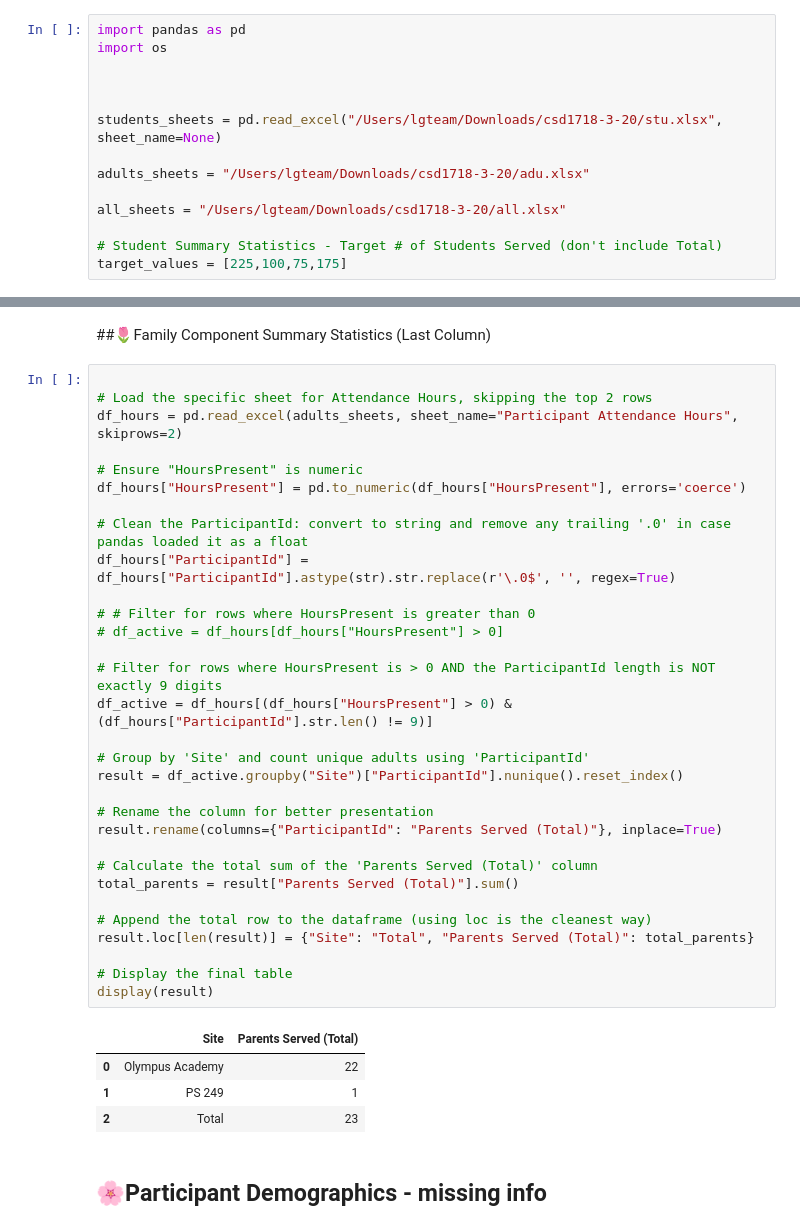
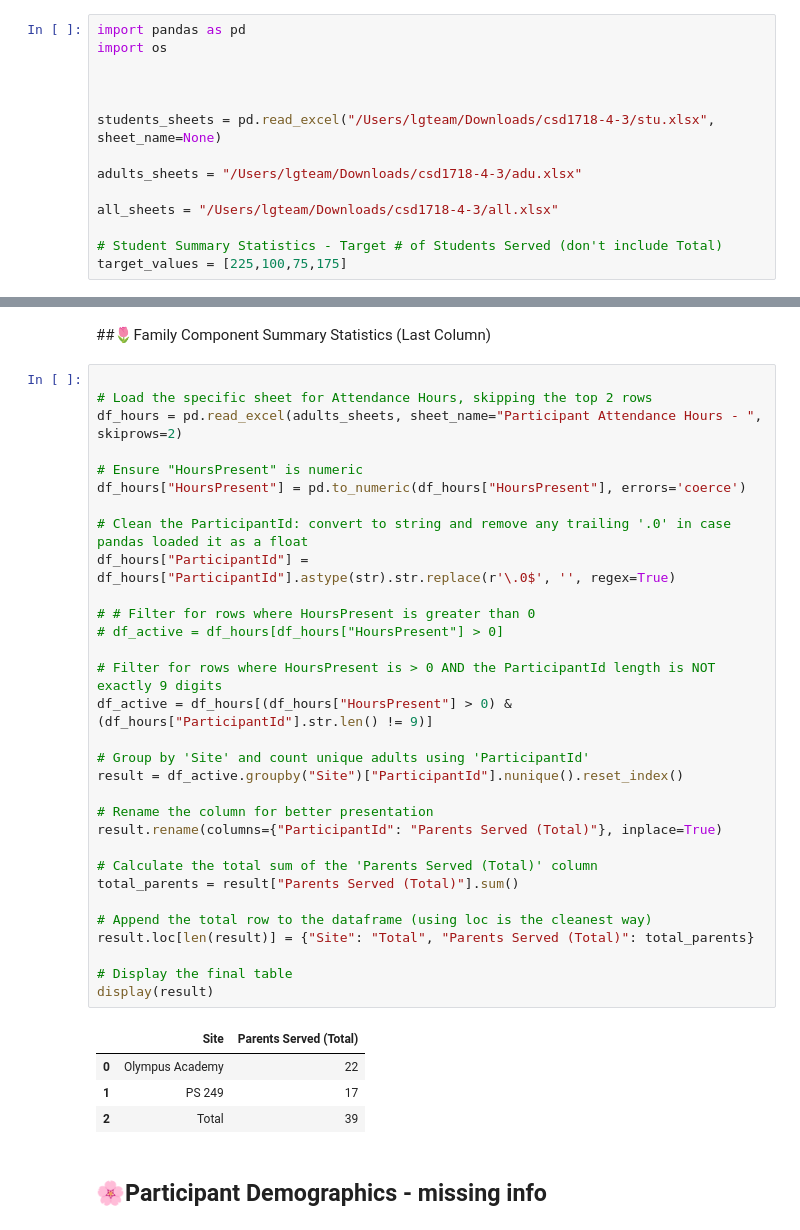
Before and after one commit to YuanjingRZ/weekly-update-report-tool, a Jupyter notebook: Final_weekly_update_coding.ipynb, the cells around one changed output, grey strips where cells are left out. Drawn from its saved outputs; the diff is of its cells as text.

Commit message:
updates the sheets name so
transact changed the sheet names

```diff
--- a/Final_weekly_update_coding.ipynb
+++ b/Final_weekly_update_coding.ipynb
@@ -8,11 +8,11 @@ import os
 
 
 
-students_sheets = pd.read_excel("/Users/lgteam/Downloads/csd1718-3-20/stu.xlsx", sheet_name=None)
+students_sheets = pd.read_excel("/Users/lgteam/Downloads/csd1718-4-3/stu.xlsx", sheet_name=None)
 
-adults_sheets = "/Users/lgteam/Downloads/csd1718-3-20/adu.xlsx"
+adults_sheets = "/Users/lgteam/Downloads/csd1718-4-3/adu.xlsx"
 
-all_sheets = "/Users/lgteam/Downloads/csd1718-3-20/all.xlsx"
+all_sheets = "/Users/lgteam/Downloads/csd1718-4-3/all.xlsx"
 
 # Student Summary Statistics - Target # of Students Served (don't include Total)
 target_values = [225,100,75,175]
@@ -185,39 +185,39 @@ df_totals
 # %%
 
 # Load the specific sheet for Attendance Hours, skipping the top 2 rows
-df_hours = pd.read_excel(adults_sheets, sheet_name="Participant Attendance Hours", skiprows=2)
+df_hours = pd.read_excel(adults_sheets, sheet_name="Participant Attendance Hours - ", skiprows=2)
 
 # Ensure "HoursPresent" is numeric
 df_hours["HoursPresent"] = pd.to_numeric(df_hours["HoursPresent"], errors='coerce')
 
 # Clean the ParticipantId: convert to string and remove any trailing '.0' in case pandas loaded it as a float
 df_hours["ParticipantId"] = df_hours["ParticipantId"].astype(str).str.replace(r'\.0$', '', regex=True)
 
 # # Filter for rows where HoursPresent is greater than 0
 # df_active = df_hours[df_hours["HoursPresent"] > 0]
 
 # Filter for rows where HoursPresent is > 0 AND the ParticipantId length is NOT exactly 9 digits
 df_active = df_hours[(df_hours["HoursPresent"] > 0) & (df_hours["ParticipantId"].str.len() != 9)]
 
 # Group by 'Site' and count unique adults using 'ParticipantId'
 result = df_active.groupby("Site")["ParticipantId"].nunique().reset_index()
 
 # Rename the column for better presentation
 result.rename(columns={"ParticipantId": "Parents Served (Total)"}, inplace=True)
 
 # Calculate the total sum of the 'Parents Served (Total)' column
 total_parents = result["Parents Served (Total)"].sum()
 
 # Append the total row to the dataframe (using loc is the cleanest way)
 result.loc[len(result)] = {"Site": "Total", "Parents Served (Total)": total_parents}
 
 # Display the final table
 display(result)
 # %% [output]
 |  | Site | Parents Served (Total) |
 | 0 | Olympus Academy | 22 |
-| 1 | PS 249 | 1 |
-| 2 | Total | 23 |
+| 1 | PS 249 | 17 |
+| 2 | Total | 39 |
 # %% [markdown]
 ##  🌸Participant Demographics - missing info
 # %%
```
Also changed, not shown: parts of 8 cells of this notebook.
